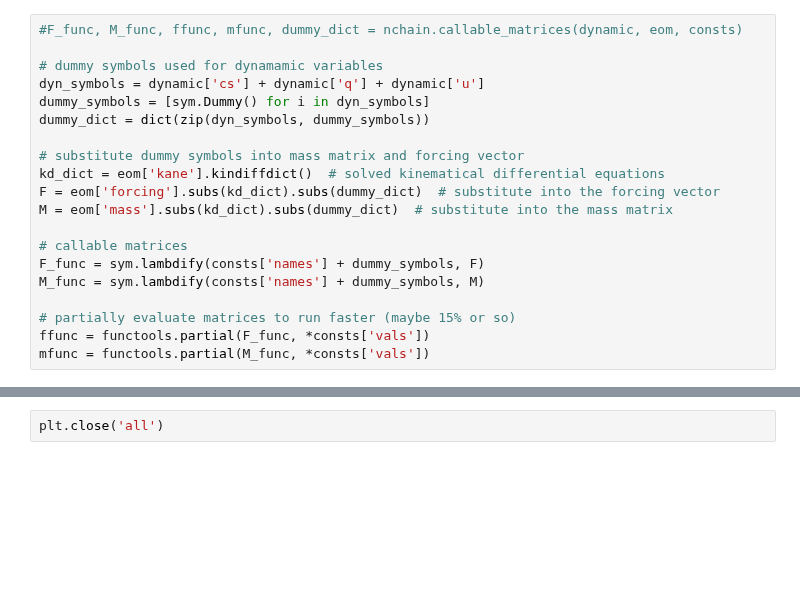
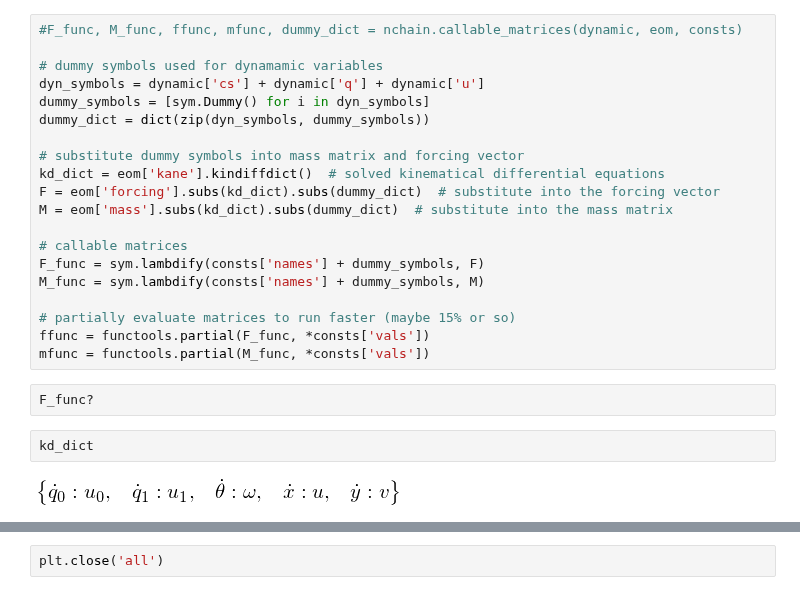
Before and after one commit to isaacyeaton/snaketurn, a Jupyter notebook: 3-link-snake-holonomic.ipynb, the cells around one changed output, grey strips where cells are left out. Drawn from its saved outputs; the diff is of its cells as text; blank space fills up the shorter version.

```diff
--- a/3-link-snake-holonomic.ipynb
+++ b/3-link-snake-holonomic.ipynb
@@ -361,3 +345,9 @@ M_func = sym.lambdify(consts['names'] + dummy_symbols, M)
 # partially evaluate matrices to run faster (maybe 15% or so)
 ffunc = functools.partial(F_func, *consts['vals'])
 mfunc = functools.partial(M_func, *consts['vals'])
+# %%
+F_func?
+# %%
+kd_dict
+# %% [output]
+[figure, added]
```
Also changed, not shown: parts of 30 cells of this notebook, 2 other files.
